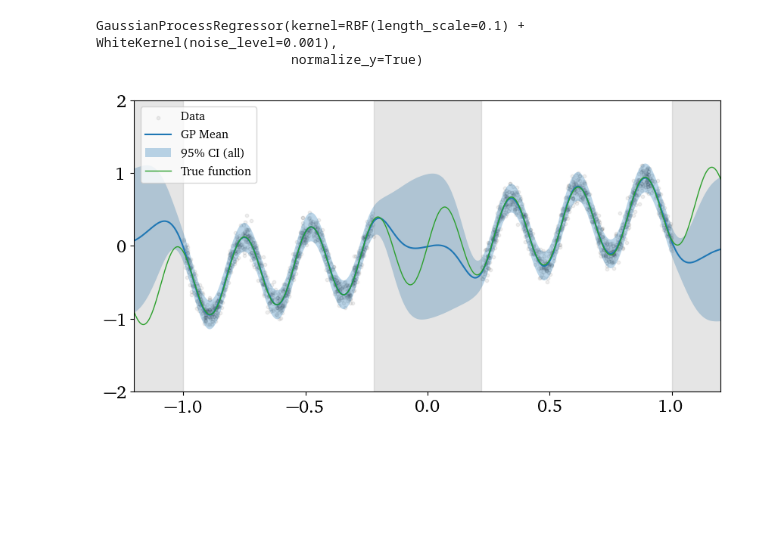
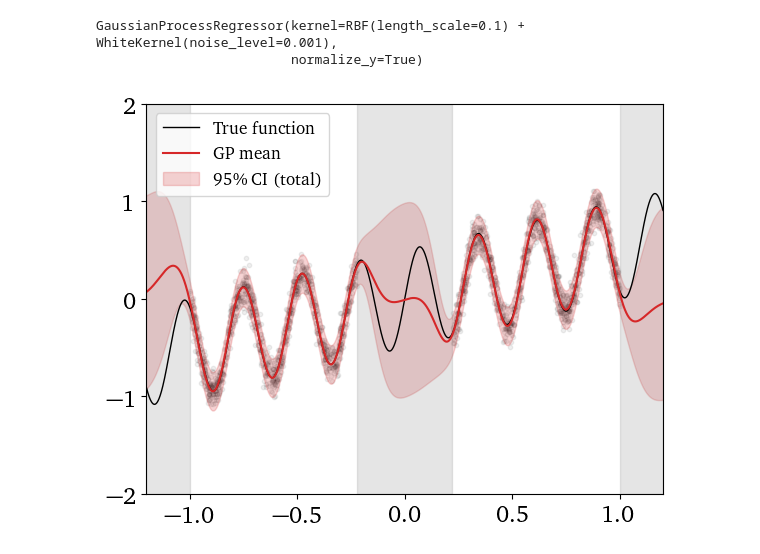
Before and after one commit to ramonpeter/UQveraiphy, a Jupyter notebook: gp_toy.ipynb, the cells around one changed output. Cells and saved outputs as stored; diff of their text form; code cells hidden in the pictures; blank space fills up the shorter version.

Commit message:
Update regression

```diff
--- a/gp_toy.ipynb
+++ b/gp_toy.ipynb
@@ -33,22 +9,3 @@ colors = [f"C{i}" for i in range(5)]
-# %%
-# Get some simple toy function
-def generate_data(n_samples, unc=0.2, seed=None):
-    """
-    Simple 1D regression problem based
-    """
-    if seed is not None:
-        np.random.seed(seed)
-    x = np.concatenate(
-        (
-            np.random.uniform(-1, -0.22, n_samples // 2),
-            np.random.uniform(0.22, 1, n_samples - n_samples // 2),
-        )
-    )
-    y = 0.5 * np.sin(23 * x) + x / 2
-    y_noise = (
-        y + np.random.randn(n_samples) * unc
-    )  # * (x+1) + np.random.randn(n_samples) * unc/2
-    return x, y_noise
 # %%
 x_train, y_train = generate_data(n_samples=2000, unc=0.1, seed=42)
 x_fit = x_train.reshape(-1, 1)  # sklearn expects 2D array for features
@@ -62,26 +19,20 @@ GaussianProcessRegressor(kernel=RBF(length_scale=0.1) + WhiteKernel(noise_level=
 # %%
 x_test = np.linspace(-1.25, 1.25, 5000)
 y_mean, y_std = gp.predict(x_test.reshape(-1, 1), return_std=True)
-# %%
-plt.figure(figsize=(10, 5))
-plt.scatter(x_train, y_train, s=10, alpha=1 / 16, label="Data", color="k")
-plt.plot(x_test, y_mean, color="C0", label="GP Mean")
-z = norm.ppf(0.975)  # two-sided: (1 + 0.95)/2
-lower = y_mean - z * y_std
-upper = y_mean + z * y_std
-plt.fill_between(x_test, lower, upper, alpha=0.3, label=r"95\% CI (all)")
-
-
-y = 0.5 * np.sin(23 * x_test) + x_test / 2
-
-plt.axvspan(-0.22, 0.22, color="gray", alpha=0.2)
-plt.axvspan(1, 1.2, color="gray", alpha=0.2)
-plt.axvspan(-1.2, -1.0, color="gray", alpha=0.2)
-# plot the prediction with unc:
-plt.plot(x_test, y, color="C2", label="True function", linewidth=1)
-plt.legend(fontsize=FONTSIZE - 6, loc="upper left")
-plt.ylim(-2, 2)
-plt.xlim(-1.2, 1.2)
-plt.show()
-# %% [output]
-[figure, removed]
+# %%
+z = norm.ppf(0.975)  # two-sided: (1 + 0.95)/2
+lower = y_mean - z * y_std
+upper = y_mean + z * y_std
+
+make_error_fig(
+    data_train=(x_train, y_train),
+    x_values=x_test.flatten(),
+    y_mean=y_mean.flatten(),
+    y_std_epistemic=0 * y_mean,
+    y_std_aleatoric=0 * y_mean,
+    ci_lower_upper=(lower, upper),
+    network_name="GP",
+    filename="gp_toy",
+)
+# %% [output]
+[figure, added]
```
Also changed, not shown: parts of 2 cells of this notebook, 7 other files.
